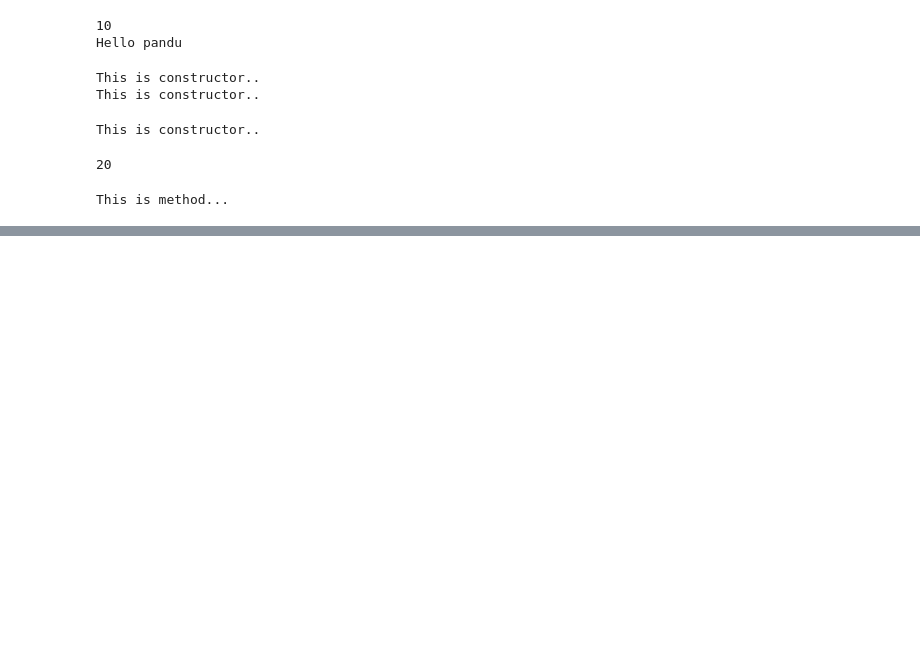
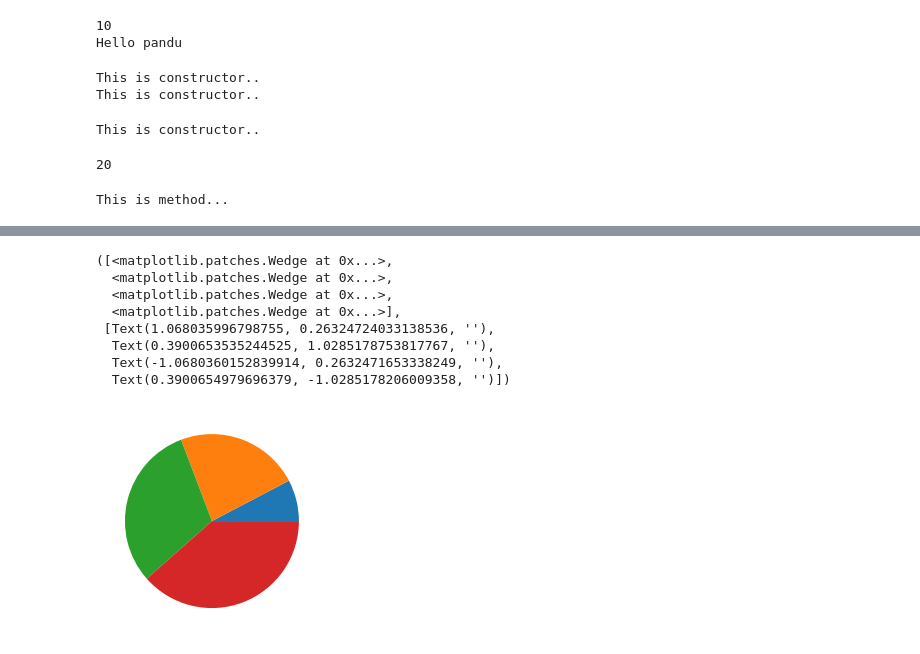
Before and after one commit to pallaviraguri1183/python-workshop, a Jupyter notebook: day 5.ipynb, the cells around one changed output, grey strips where cells are left out. Cells and saved outputs as stored; diff of their text form; code cells hidden in the pictures; blank space fills up the shorter version.

```diff
--- a/day 5.ipynb
+++ b/day 5.ipynb
@@ -305,0 +345,12 @@ This is method...
+# %%
+plt.pie([1,3,4,5])
+# %% [output]
+([<matplotlib.patches.Wedge at 0x...>,
+  <matplotlib.patches.Wedge at 0x...>,
+  <matplotlib.patches.Wedge at 0x...>,
+  <matplotlib.patches.Wedge at 0x...>],
+ [Text(1.068035996798755, 0.26324724033138536, ''),
+  Text(0.3900653535244525, 1.0285178753817767, ''),
+  Text(-1.0680360152839914, 0.2632471653338249, ''),
+  Text(0.3900654979696379, -1.0285178206009358, '')])
+[figure, added]
```
Also changed, not shown: parts of 4 cells of this notebook.
